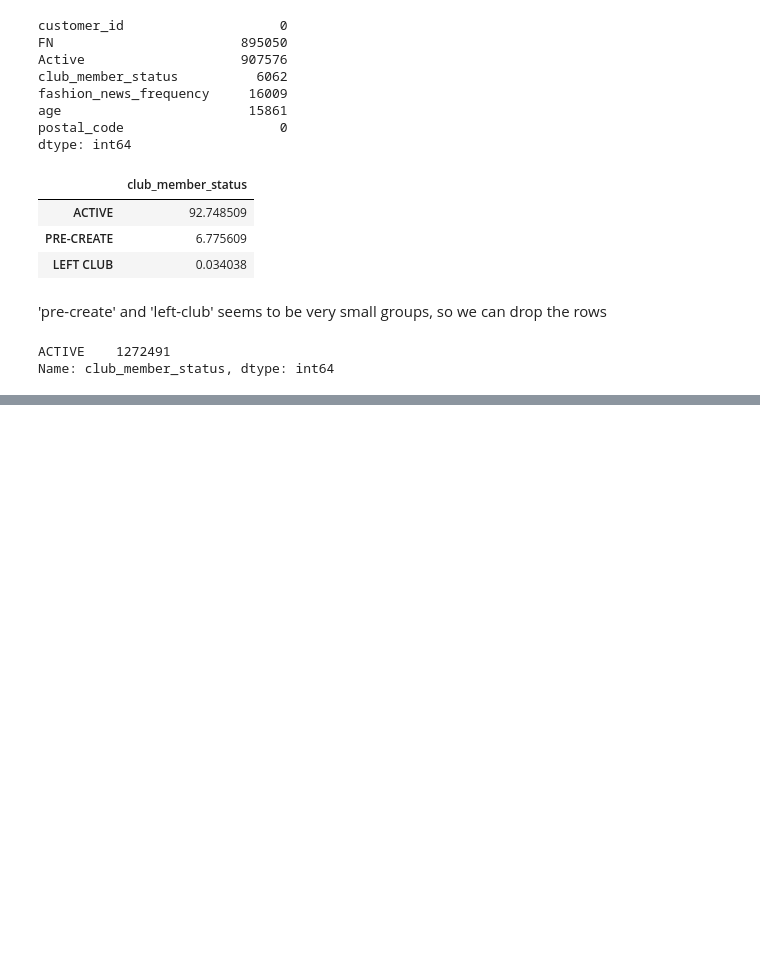
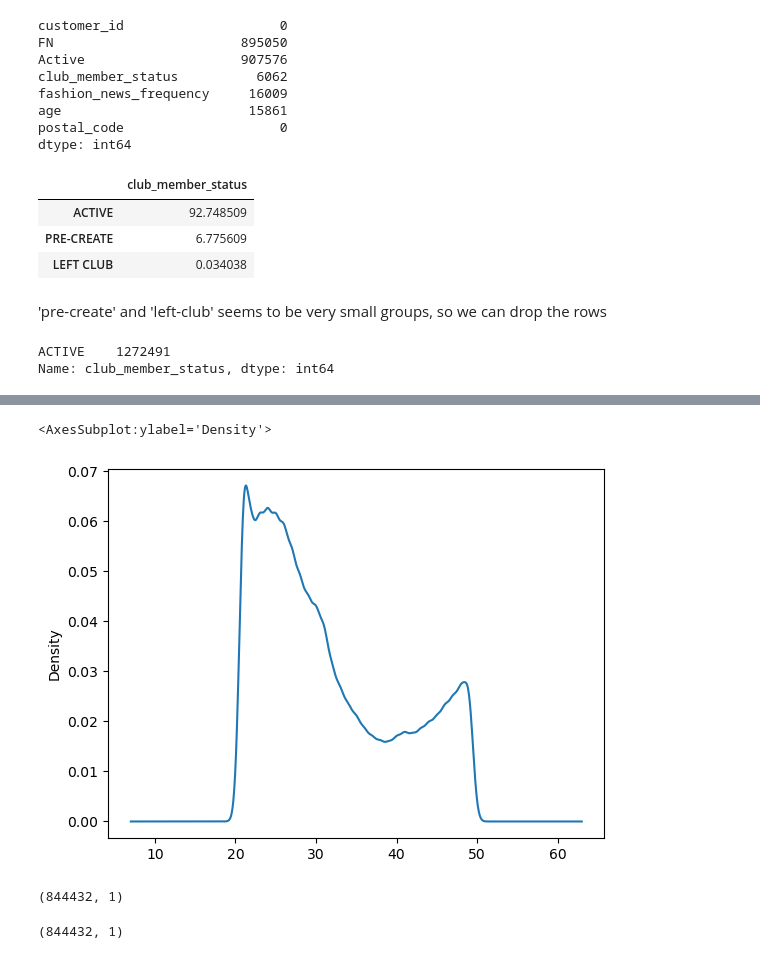
Before and after one commit to Martin-Msb/context-aware-recommendation, a Jupyter notebook: context_aware_recommender.ipynb, the cells around one changed output, grey strips where cells are left out. Cells and saved outputs as stored; diff of their text form; code cells hidden in the pictures; blank space fills up the shorter version.

```diff
--- a/context_aware_recommender.ipynb
+++ b/context_aware_recommender.ipynb
@@ -352,0 +263,5 @@ The number of images in the images folder are: 105100
+# %%
+customers_df['age'].plot(kind='kde')
+# %% [output]
+<AxesSubplot:ylabel='Density'>
+[figure, added]
@@ -352,0 +273,6 @@ The number of images in the images folder are: 105100
+# %%
+age_col = customers_df[['age']]
+
+age_col.shape
+# %% [output]
+(844432, 1)
@@ -352,0 +282,4 @@ The number of images in the images folder are: 105100
+# %%
+age_scaled.shape
+# %% [output]
+(844432, 1)
```
Also changed, not shown: parts of 76 cells of this notebook.
